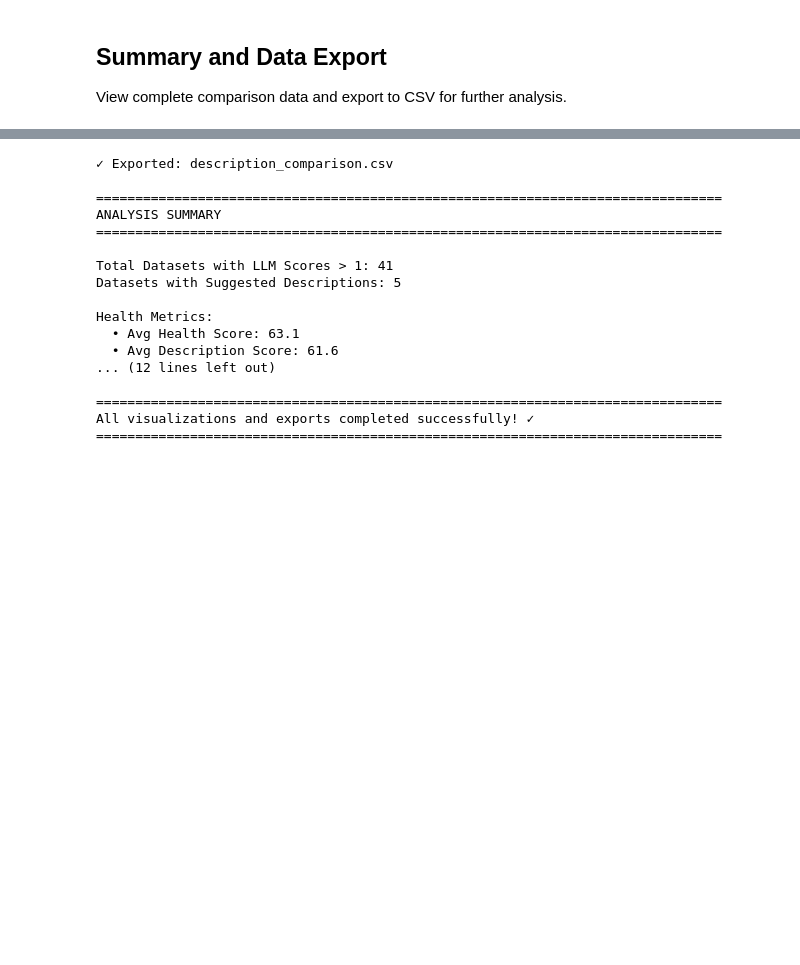
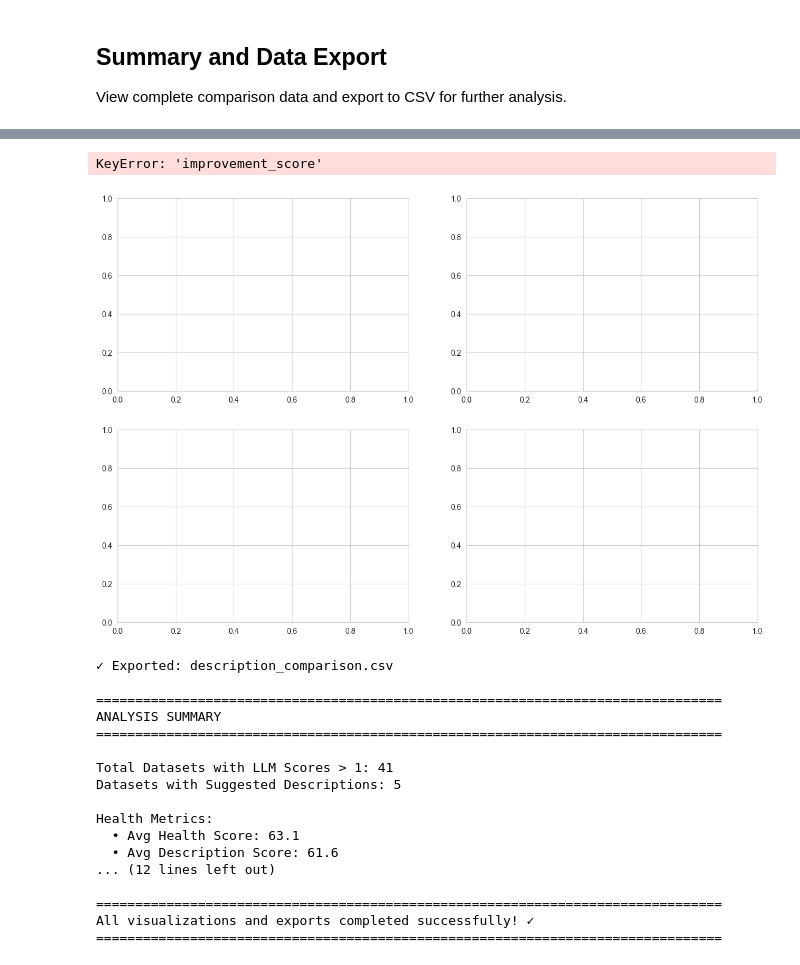
Before and after one commit to BU-Spark/dd4g-cambridge-meta-health, a Jupyter notebook: viz/compare.ipynb, the cells around one changed output, grey strips where cells are left out. Saved outputs shown, nothing was run; the diff lists cells and outputs as text; code cells hidden in the pictures; blank space fills up the shorter version.

```diff
--- a/viz/compare.ipynb
+++ b/viz/compare.ipynb
@@ -333,3 +413,57 @@ View complete comparison data and export to CSV for further analysis.
+# %%
+def visualize_improvement_scores(df_comp):
+    """Create visualizations for improvement scores"""
+    fig, axes = plt.subplots(2, 2, figsize=(15, 10))
+
+    # 1. Overall Improvement Score Distribution
+    axes[0, 0].hist(df_comp['improvement_score'], bins=10, color='#27AE60', edgecolor='black', alpha=0.7)
+    axes[0, 0].axvline(df_comp['improvement_score'].mean(), color='red', linestyle='--', linewidth=2,
+                       label=f"Mean: {df_comp['improvement_score'].mean():.1f}")
+    axes[0, 0].set_xlabel('Improvement Score')
+    axes[0, 0].set_ylabel('Number of Datasets')
+    axes[0, 0].set_title('Distribution of Description Improvement Scores (0-100)')
+    axes[0, 0].legend()
+    axes[0, 0].grid(True, alpha=0.3)
+
+    # 2. AI Score vs Improvement Score scatter
+    scatter = axes[0, 1].scatter(df_comp['llm_desc_score'], df_comp['improvement_score'],
+                                 s=100, c=df_comp['improvement_score'], cmap='RdYlGn',
+                                 edgecolors='black', alpha=0.6)
+    axes[0, 1].set_xlabel('AI Description Quality Score (1-5)')
+    axes[0, 1].set_ylabel('Overall Improvement Score')
+    axes[0, 1].set_title('AI Quality Score vs Overall Improvement')
+    axes[0, 1].grid(True, alpha=0.3)
+    plt.colorbar(scatter, ax=axes[0, 1], label='Improvement Score')
+
+    # 3. Length Improvement
+    colors_improvement = ['#E74C3C' if x < 0 else '#2ECC71' for x in df_comp['length_improvement']]
+    axes[1, 0].barh(range(len(df_comp)), df_comp['length_improvement'], color=colors_improvement, edgecolor='black')
+    axes[1, 0].set_yticks(range(len(df_comp)))
+    axes[1, 0].set_yticklabels([f"D{i+1}" for i in range(len(df_comp))], fontsize=8)
+    axes[1, 0].set_xlabel('Character Length Change')
+    axes[1, 0].set_title('Description Length Improvement (Negative = Shorter, Positive = Longer)')
+    axes[1, 0].axvline(0, color='black', linestyle='-', linewidth=0.5)
+    axes[1, 0].grid(True, alpha=0.3, axis='x')
+
+    # 4. Word Count Improvement
+    colors_words = ['#E74C3C' if x < 0 else '#2ECC71' for x in df_comp['word_improvement']]
+    axes[1, 1].barh(range(len(df_comp)), df_comp['word_improvement'], color=colors_words, edgecolor='black')
+    axes[1, 1].set_yticks(range(len(df_comp)))
+    axes[1, 1].set_yticklabels([f"D{i+1}" for i in range(len(df_comp))], fontsize=8)
+    axes[1, 1].set_xlabel('Word Count Change')
+    axes[1, 1].set_title('Description Word Count Improvement')
+    axes[1, 1].axvline(0, color='black', linestyle='-', linewidth=0.5)
+    axes[1, 1].grid(True, alpha=0.3, axis='x')
+
+    plt.tight_layout()
+    plt.savefig('description_improvement_analysis.png', dpi=300, bbox_inches='tight')
+    print("✓ Saved: description_improvement_analysis.png")
+    plt.show()
+
+visualize_improvement_scores(df_comp)
+# %% [output]
+KeyError: 'improvement_score'
+[figure, added]
 # %%
 # Export comparison data to CSV
 df_comp.to_csv('description_comparison.csv', index=False)
```
Also changed, not shown: parts of 4 cells of this notebook, 3 other files.
